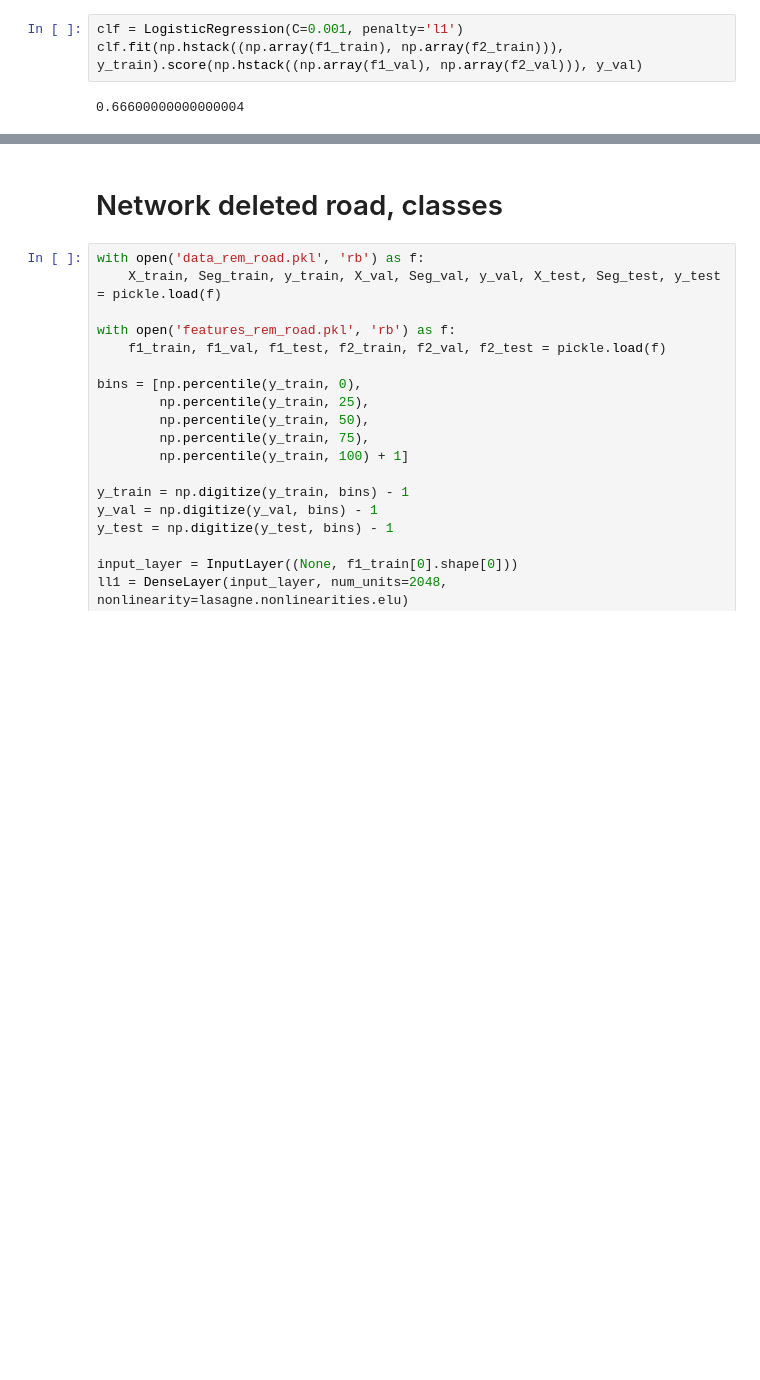
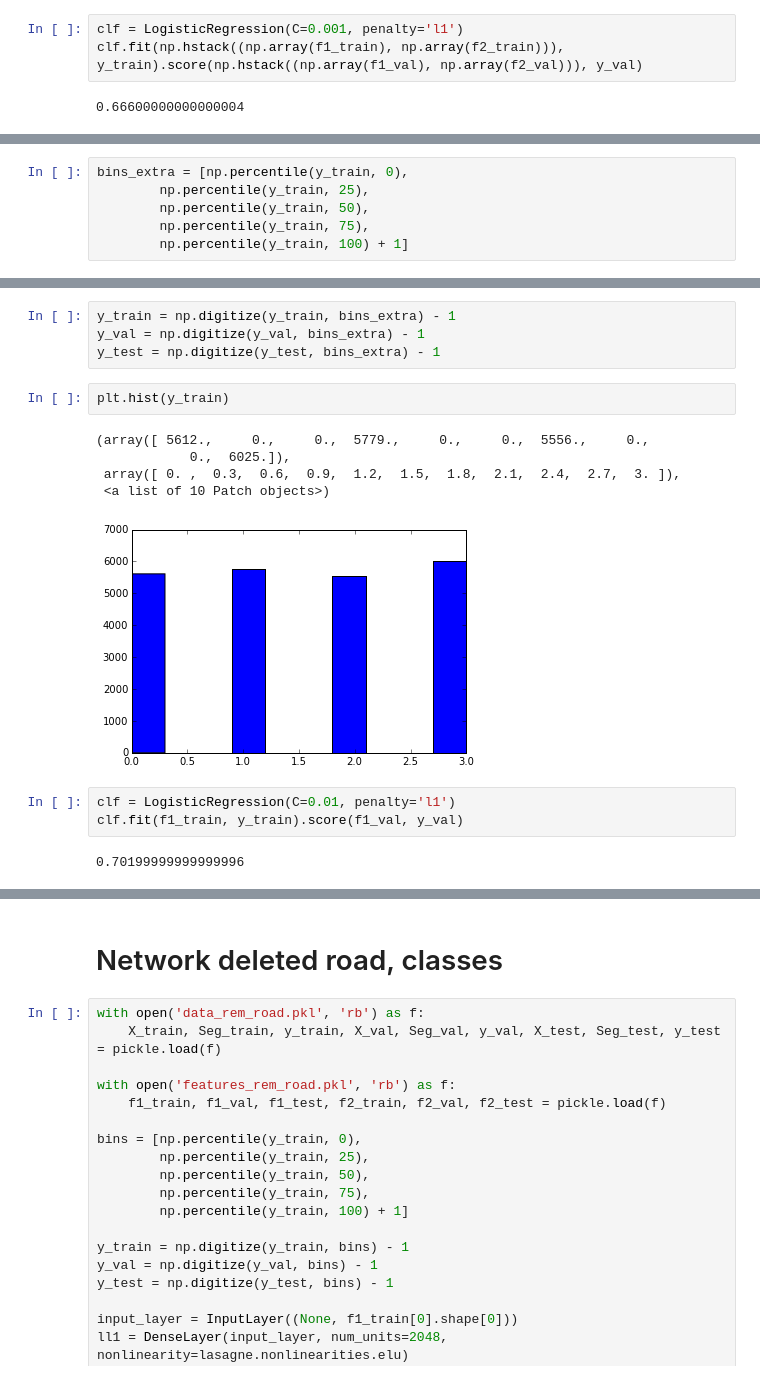
Before and after one commit to Avidereta/dl_project, a Jupyter notebook: classifiers.ipynb, the cells around one changed output, grey strips where cells are left out. Cells and saved outputs as stored; diff of their text form; blank space fills up the shorter version.

```diff
--- a/classifiers.ipynb
+++ b/classifiers.ipynb
@@ -247,0 +485,6 @@ clf.fit(np.hstack((np.array(f1_train), np.array(f2_train))), y_train).score(np.h
+# %%
+bins_extra = [np.percentile(y_train, 0),
+        np.percentile(y_train, 25),
+        np.percentile(y_train, 50),
+        np.percentile(y_train, 75),
+        np.percentile(y_train, 100) + 1]
@@ -247,0 +495,17 @@ clf.fit(np.hstack((np.array(f1_train), np.array(f2_train))), y_train).score(np.h
+# %%
+y_train = np.digitize(y_train, bins_extra) - 1
+y_val = np.digitize(y_val, bins_extra) - 1
+y_test = np.digitize(y_test, bins_extra) - 1
+# %%
+plt.hist(y_train)
+# %% [output]
+(array([ 5612.,     0.,     0.,  5779.,     0.,     0.,  5556.,     0.,
+            0.,  6025.]),
+ array([ 0. ,  0.3,  0.6,  0.9,  1.2,  1.5,  1.8,  2.1,  2.4,  2.7,  3. ]),
+ <a list of 10 Patch objects>)
+[figure, added]
+# %%
+clf = LogisticRegression(C=0.01, penalty='l1')
+clf.fit(f1_train, y_train).score(f1_val, y_val)
+# %% [output]
+0.70199999999999996
```
Also changed, not shown: parts of 54 cells of this notebook, 3 other files.
